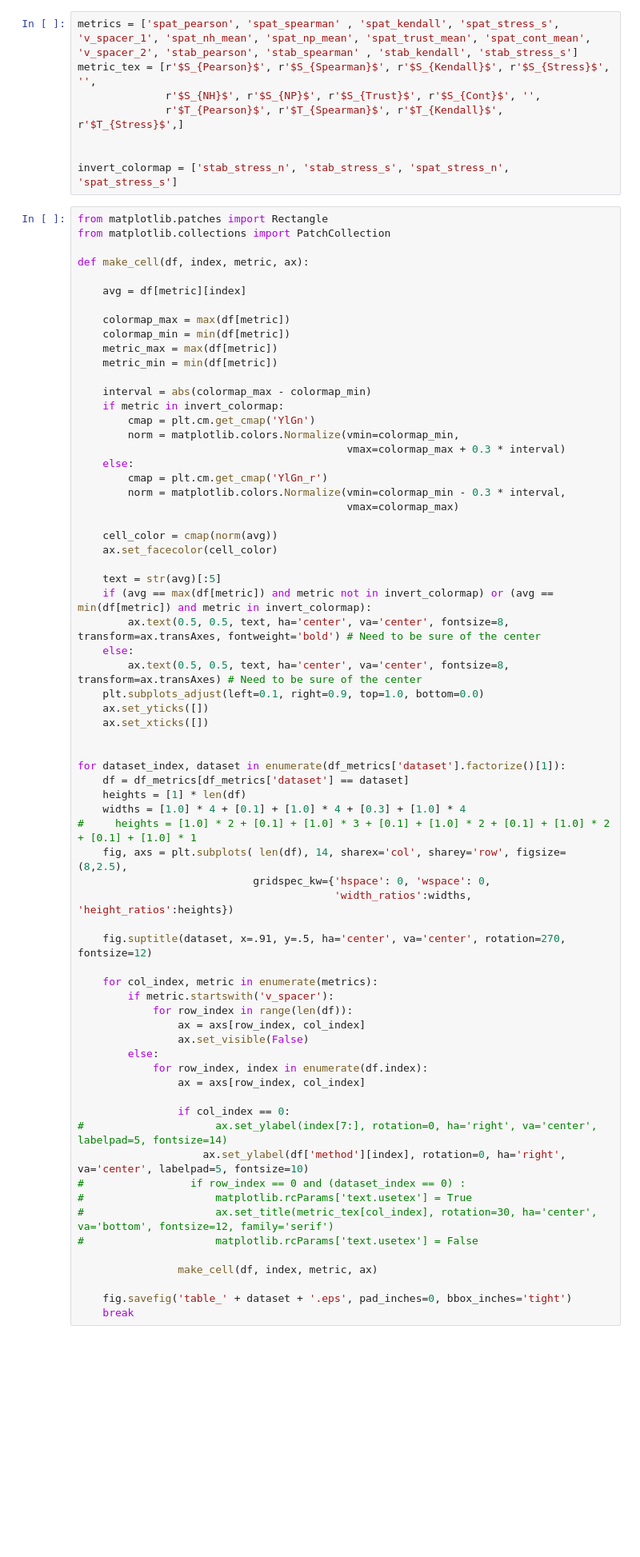
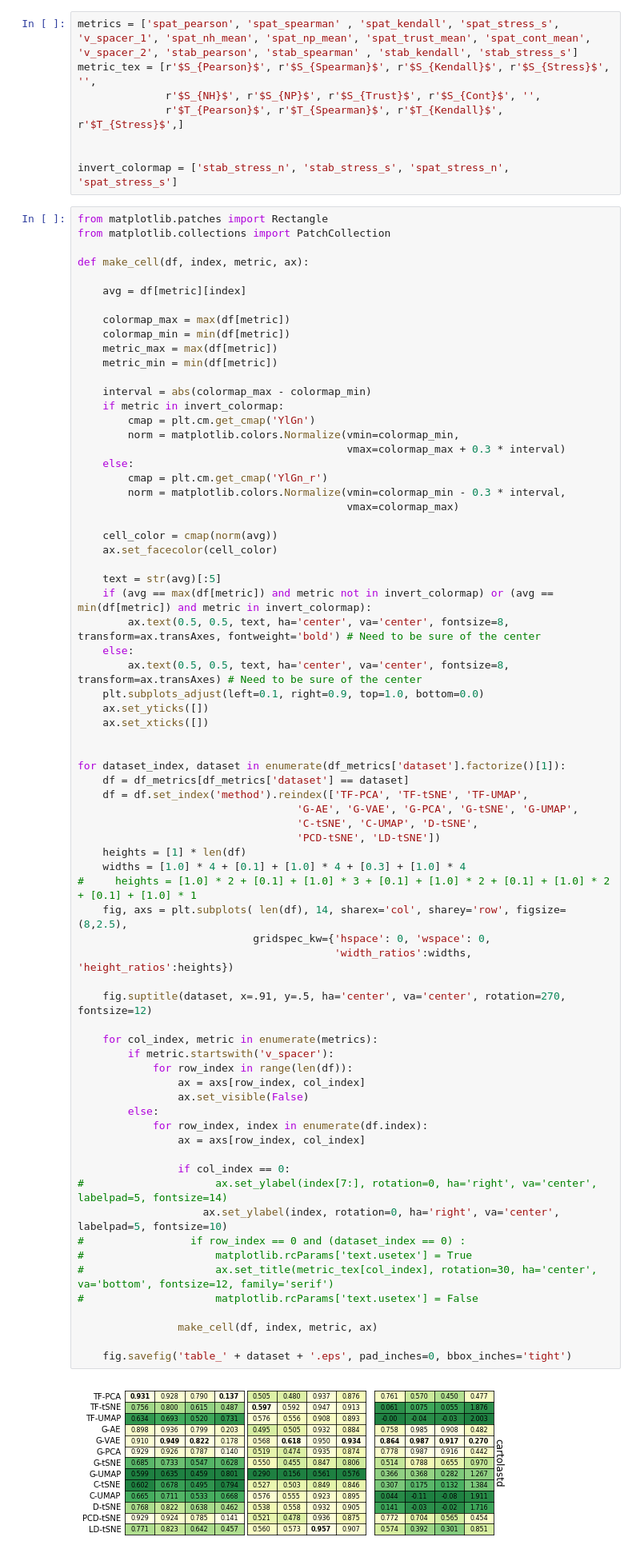
Before and after one commit to EduardoVernier/landmark-based-dynamic-projections, a Jupyter notebook: plots/v3.ipynb, the cells around one changed output. Shown at 80% size. Saved outputs shown, nothing was run; the diff lists cells and outputs as text; blank space fills up the shorter version.

```diff
--- a/plots/v3.ipynb
+++ b/plots/v3.ipynb
@@ -567,33 +609,38 @@ def make_cell(df, index, metric, ax):
 
 for dataset_index, dataset in enumerate(df_metrics['dataset'].factorize()[1]):
     df = df_metrics[df_metrics['dataset'] == dataset]
+    df = df.set_index('method').reindex(['TF-PCA', 'TF-tSNE', 'TF-UMAP',
+                                   'G-AE', 'G-VAE', 'G-PCA', 'G-tSNE', 'G-UMAP',
+                                   'C-tSNE', 'C-UMAP', 'D-tSNE',
+                                   'PCD-tSNE', 'LD-tSNE'])
     heights = [1] * len(df)
     widths = [1.0] * 4 + [0.1] + [1.0] * 4 + [0.3] + [1.0] * 4
 #     heights = [1.0] * 2 + [0.1] + [1.0] * 3 + [0.1] + [1.0] * 2 + [0.1] + [1.0] * 2 + [0.1] + [1.0] * 1
     fig, axs = plt.subplots( len(df), 14, sharex='col', sharey='row', figsize=(8,2.5),
                             gridspec_kw={'hspace': 0, 'wspace': 0,
                                          'width_ratios':widths, 'height_ratios':heights})
 
     fig.suptitle(dataset, x=.91, y=.5, ha='center', va='center', rotation=270, fontsize=12)
 
     for col_index, metric in enumerate(metrics):
         if metric.startswith('v_spacer'):
             for row_index in range(len(df)):
                 ax = axs[row_index, col_index]
                 ax.set_visible(False)
         else:
             for row_index, index in enumerate(df.index):
                 ax = axs[row_index, col_index]
 
                 if col_index == 0:
 #                     ax.set_ylabel(index[7:], rotation=0, ha='right', va='center', labelpad=5, fontsize=14)
-                    ax.set_ylabel(df['method'][index], rotation=0, ha='right', va='center', labelpad=5, fontsize=10)
+                    ax.set_ylabel(index, rotation=0, ha='right', va='center', labelpad=5, fontsize=10)
 #                 if row_index == 0 and (dataset_index == 0) :
 #                     matplotlib.rcParams['text.usetex'] = True
 #                     ax.set_title(metric_tex[col_index], rotation=30, ha='center', va='bottom', fontsize=12, family='serif')
 #                     matplotlib.rcParams['text.usetex'] = False
 
                 make_cell(df, index, metric, ax)
 
     fig.savefig('table_' + dataset + '.eps', pad_inches=0, bbox_inches='tight')
-    break
+# %% [output]
+[figure, added]
```
Also changed, not shown: parts of 11 cells of this notebook, 10 other files.
